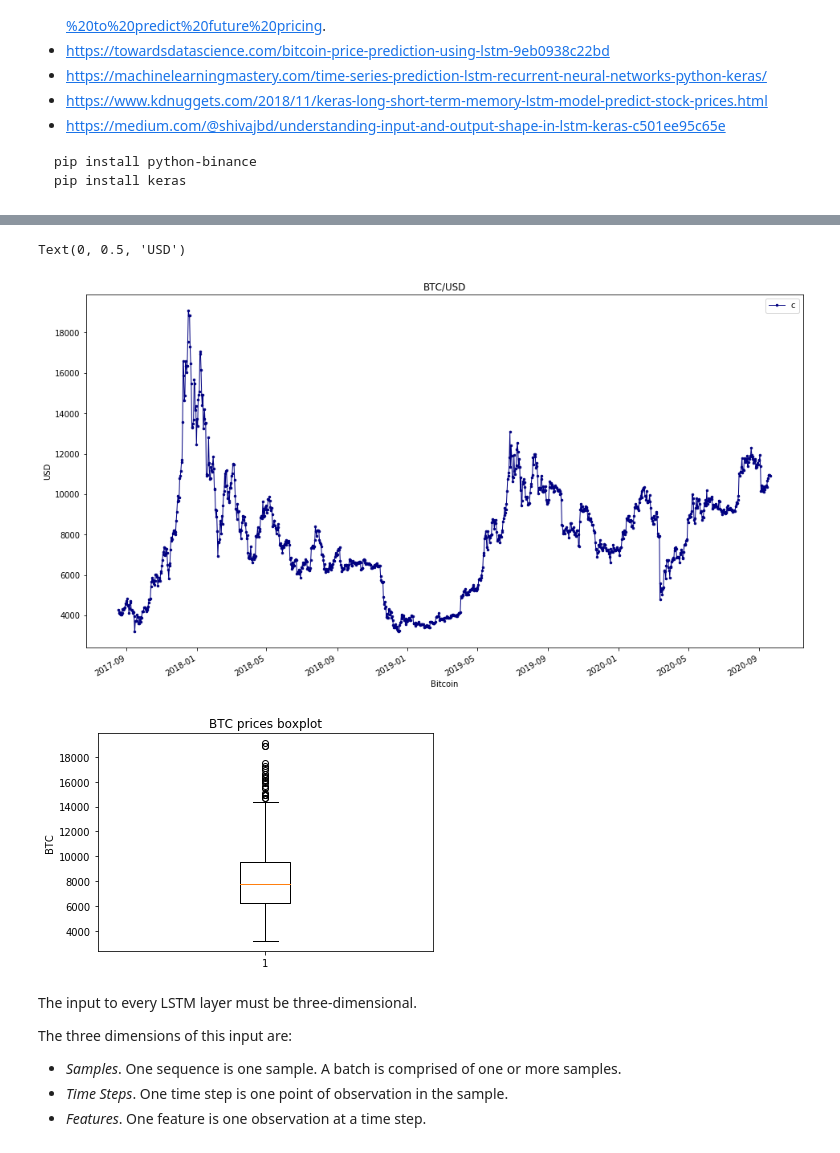
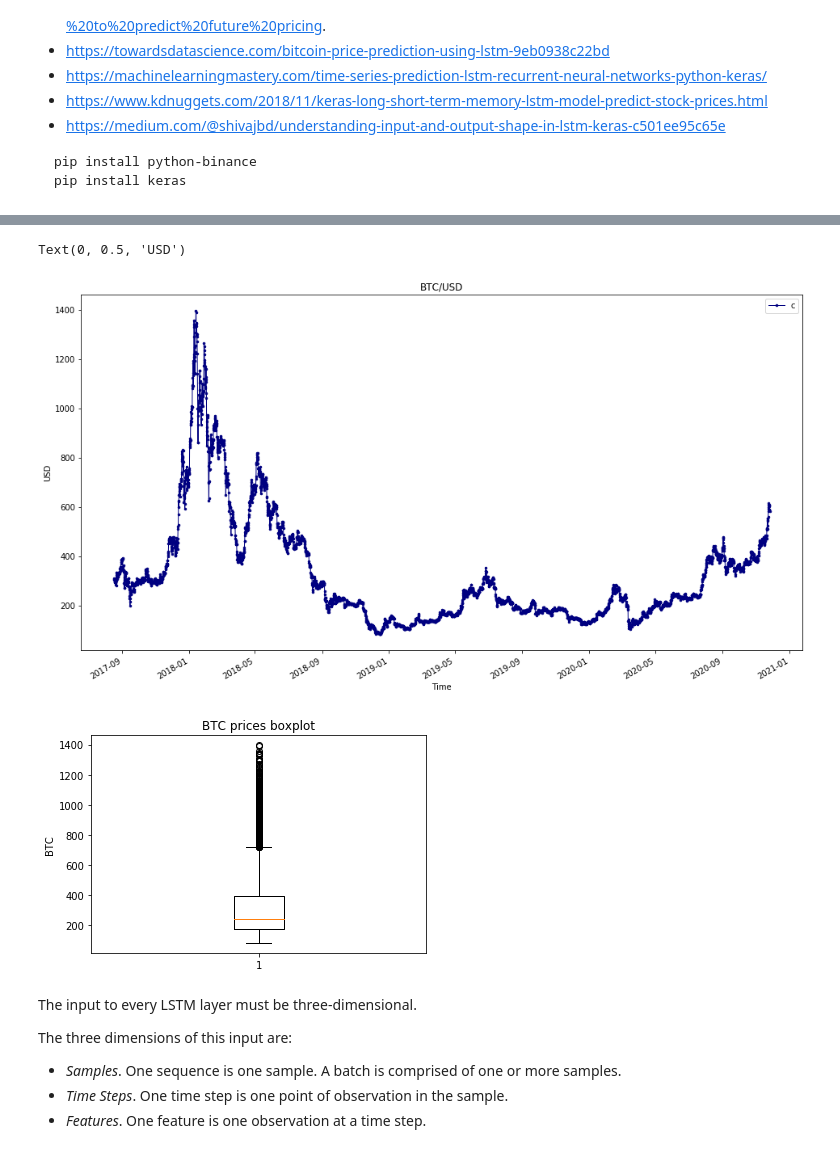
Before and after one commit to Drabble/CryptoPredictions, a Jupyter notebook: CryptoPredictions.ipynb, the cells around one changed output, grey strips where cells are left out. Drawn from its saved outputs; the diff is of its cells as text; code cells hidden in the pictures.

```diff
--- a/CryptoPredictions.ipynb
+++ b/CryptoPredictions.ipynb
@@ -176,7 +176,7 @@ def get_historical_klines(symbol, interval, start_str, end_str=None):
 
     return output_data
 # %%
-klines = get_historical_klines("BTCUSDT", Client.KLINE_INTERVAL_1DAY, "1 Jan, 2017")
+klines = get_historical_klines("ETHUSDT", Client.KLINE_INTERVAL_6HOUR, "1 Jan, 2017")
 df = pd.DataFrame(klines)
 df.columns = ['open_time',
              'o', 'h', 'l', 'c', 'v',
@@ -186,18 +186,18 @@ df.index = [datetime.fromtimestamp(x/1000.0) for x in df.close_time]
 # %%
 df_c = df['c'].astype('float')
 ax = df_c.plot(lw=1, colormap='jet', marker='.', markersize=5,figsize=(16,9),legend=True,title='BTC/USD')
-ax.set_xlabel("Bitcoin")
+ax.set_xlabel("Time")
 ax.set_ylabel("USD")
 # %% [output]
 Text(0, 0.5, 'USD')
-[figure, old version]
+[figure, new version]
 # %%
 plt.boxplot(df['c'].astype('float').to_numpy())
 plt.ylabel("BTC")
 plt.title("BTC prices boxplot")
 plt.show()
 # %% [output]
-[figure, old version]
+[figure, new version]
 # %% [markdown]
 The input to every LSTM layer must be three-dimensional.
 
```
Also changed, not shown: parts of 19 cells of this notebook.
